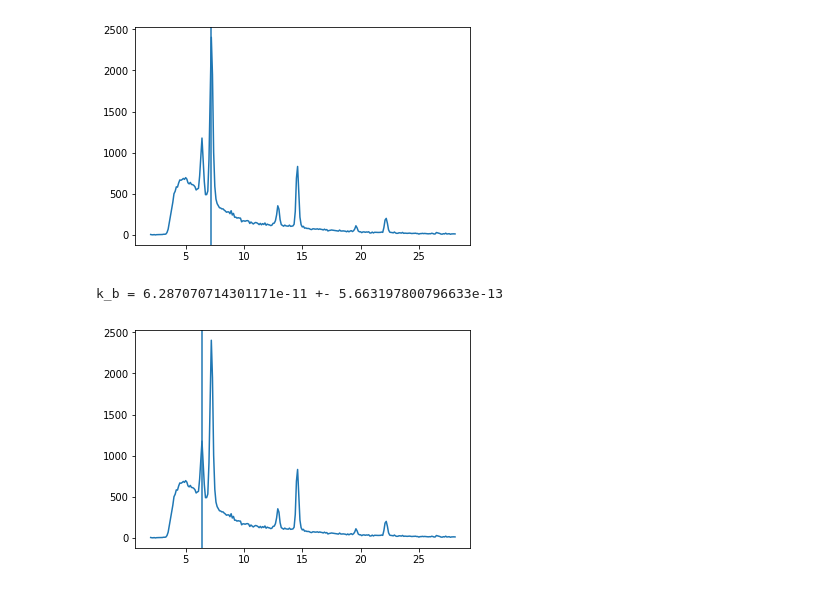
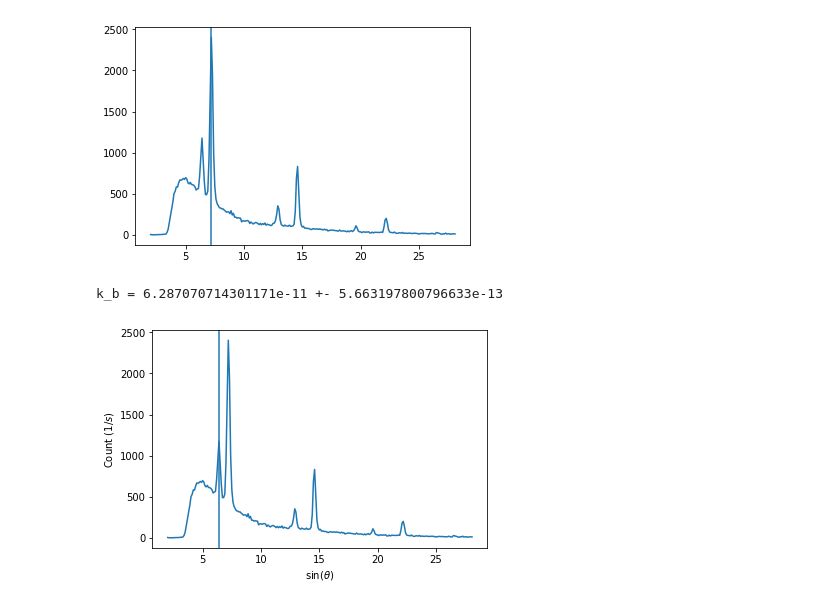
Before and after one commit to georgePadolsey/xraydata, a Jupyter notebook: X-ray report.ipynb, the cells around one changed output. Drawn from its saved outputs; the diff is of its cells as text; code cells hidden in the pictures.

```diff
--- a/X-ray report.ipynb
+++ b/X-ray report.ipynb
@@ -80,10 +80,6 @@ for i, data in enumerate(all_data):
 
     plt.plot(data["xs"], data["ys"], label="{}kV".format(data["voltage"]))
 
-    max_i = np.argmax(data["ys"])
-
-    plt.axvline(x=data["xs"][max_i])
-
 
 plt.xlabel(r"$\sin(\theta)$")
 plt.ylabel(r"Count ($1/s$)")
@@ -119,6 +115,8 @@ for i,data in enumerate(all_data):
     plt.title(data["file_name"])
     plt.plot(sxs,sys)
     plt.grid(which="major")
+    plt.xlabel(r"$\sin(\theta)$")
+    plt.ylabel(r"Count ($1/s$)")
 # %% [output]
 [figure]
 # %% [markdown]
@@ -159,6 +157,9 @@ for i, data in enumerate(all_data):
     row = (i // cols)
     col = i % cols
     ax2.append(fig3.add_subplot(gs[row, col]))
+    plt.xlabel(r"$\sin(\theta)$")
+    plt.ylabel(r"Count ($1/s$)")
+
 
     min_cut = np.argmax(data["xs"]>min_cut_x)
     max_cut = np.argmax(data["xs"]>max_cut_x)
@@ -190,4 +191,6 @@ for data in all_data:
     sys = data["ys"][data["x_min_i"]:data["x_max_i"]+1]
     plt.plot(sxs,sys,label="{}kV".format(data["voltage"]))
     plt.legend()
+    plt.xlabel(r"$\sin(\theta)$")
+    plt.ylabel(r"Count ($1/s$)")
 # %% [output]
@@ -315,31 +327,36 @@ for i, data in enumerate(all_data):
 
     # k_b must be < k_a
     restricted_ys = data["ys"][:data["k_alph_i"]-1]
     k_beta_ang = np.radians(data["xs"][np.argsort(restricted_ys)[-1]])
 
     k_beta_ang_err = k_beta_ang*0.03
 
     k_beta_wv = 2 * d * np.sin(k_beta_ang)
 
     k_beta_wv_err = 2 * d * np.abs(np.cos(k_beta_ang)) * k_beta_ang_err
 
     data["k_beta_wv"] = k_beta_wv
     data["k_beta_wv_err"] = k_beta_wv_err
 
     if i == len(all_data)-1:
         plt.plot(data["xs"], data["ys"])
         plt.axvline(x=np.degrees(k_beta_ang))
 
+
+plt.xlabel(r"$\sin(\theta)$")
+plt.ylabel(r"Count ($1/s$)")
+
+
 all_k_beta_wv = np.array([data["k_beta_wv"] for data in all_data])
 all_k_beta_wv_err = np.array([data["k_beta_wv_err"] for data in all_data])
 
 
 k_beta_weight = 1/all_k_beta_wv_err**2
 mean_k_beta_wv = np.sum(k_beta_weight * all_k_beta_wv)/np.sum(k_beta_weight)
 
 mean_k_beta_wv_err = (1/np.sum(k_beta_weight))**0.5
 
 print("k_b =", mean_k_beta_wv, "+-", mean_k_beta_wv_err)
 # %% [output]
 k_b = 6.287070714301171e-11 +- 5.663197800796633e-13
-[figure, old version]
+[figure, new version]
```
Also changed, not shown: parts of 5 cells of this notebook.
